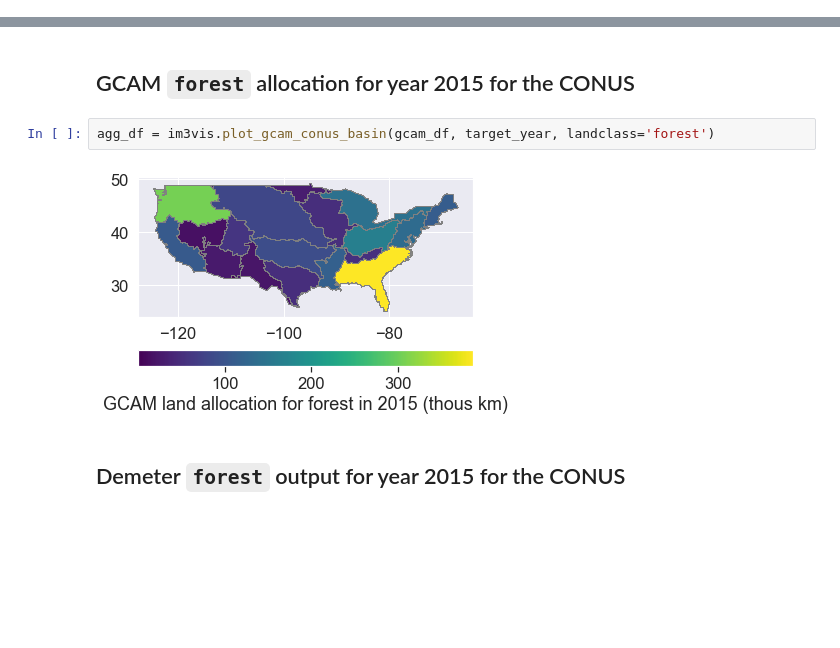
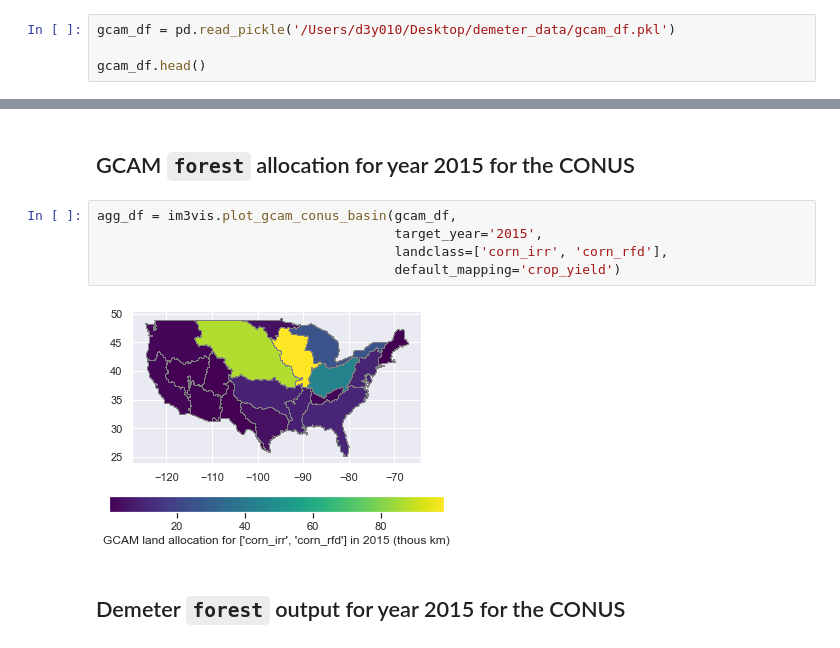
Before and after one commit to IMMM-SFA/im3vis, a Jupyter notebook: notebooks/gcam_demeter.ipynb, the cells around one changed output, grey strips where cells are left out. Saved outputs shown, nothing was run; the diff lists cells and outputs as text; blank space fills up the shorter version.

Commit message:
setup additional plots

```diff
--- a/notebooks/gcam_demeter.ipynb
+++ b/notebooks/gcam_demeter.ipynb
@@ -41,0 +49,4 @@ demeter_gdf = im3vis.build_geodataframe(demeter_lc_file)
+# %%
+gcam_df = pd.read_pickle('/Users/d3y010/Desktop/demeter_data/gcam_df.pkl')
+
+gcam_df.head()
@@ -60,8 +98,11 @@ grp = im3vis.plot_gcam_reclassified(gcam_df, landclass='crops', start_yr=2015)
 # %% [markdown]
 ## GCAM `forest` allocation for year 2015 for the CONUS
 # %%
-agg_df = im3vis.plot_gcam_conus_basin(gcam_df, target_year, landclass='forest')
+agg_df = im3vis.plot_gcam_conus_basin(gcam_df,
+                                      target_year='2015',
+                                      landclass=['corn_irr', 'corn_rfd'],
+                                      default_mapping='crop_yield')
 # %% [output]
-[figure, old version]
+[figure, new version]
 # %% [markdown]
 ## Demeter `forest` output for year 2015 for the CONUS
```
Also changed, not shown: parts of 30 cells of this notebook, 1 other file.
